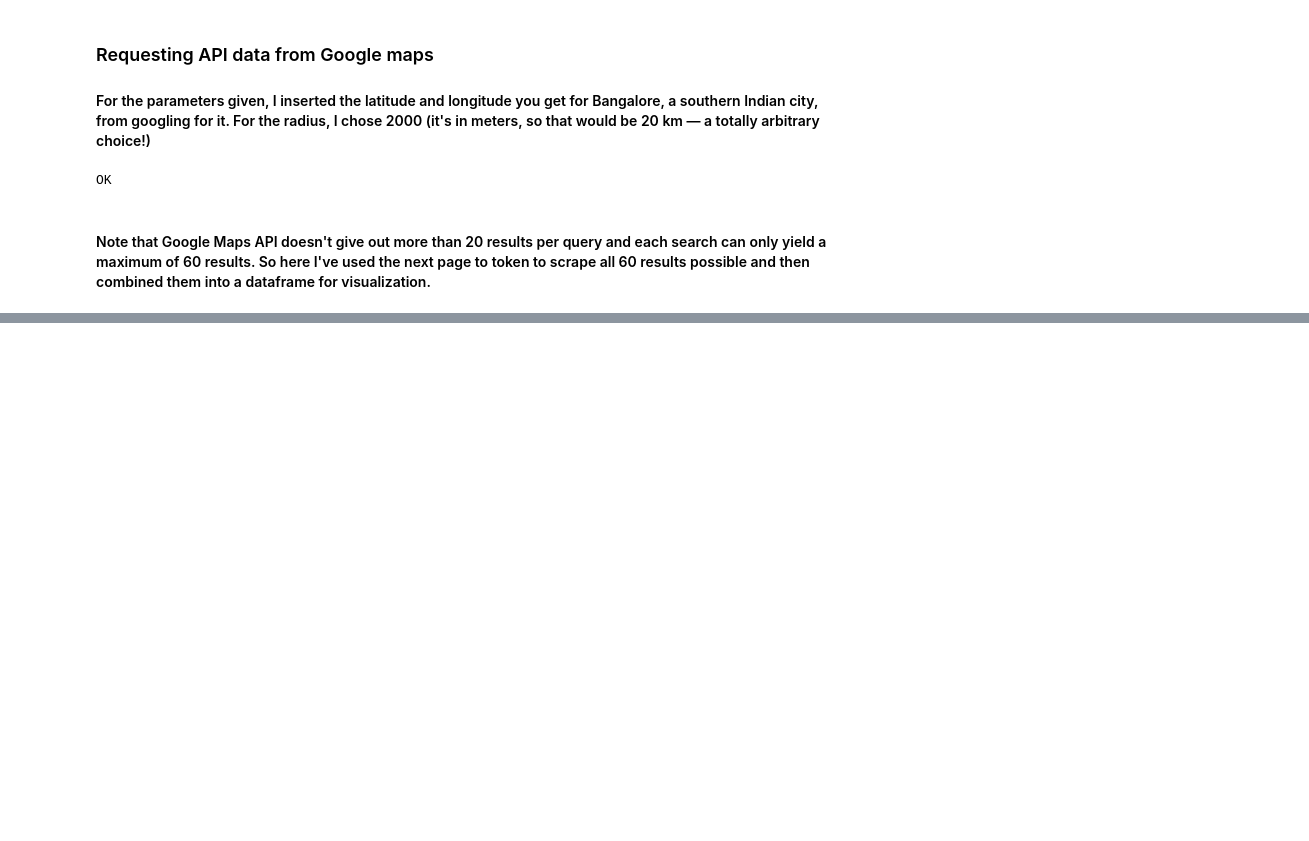
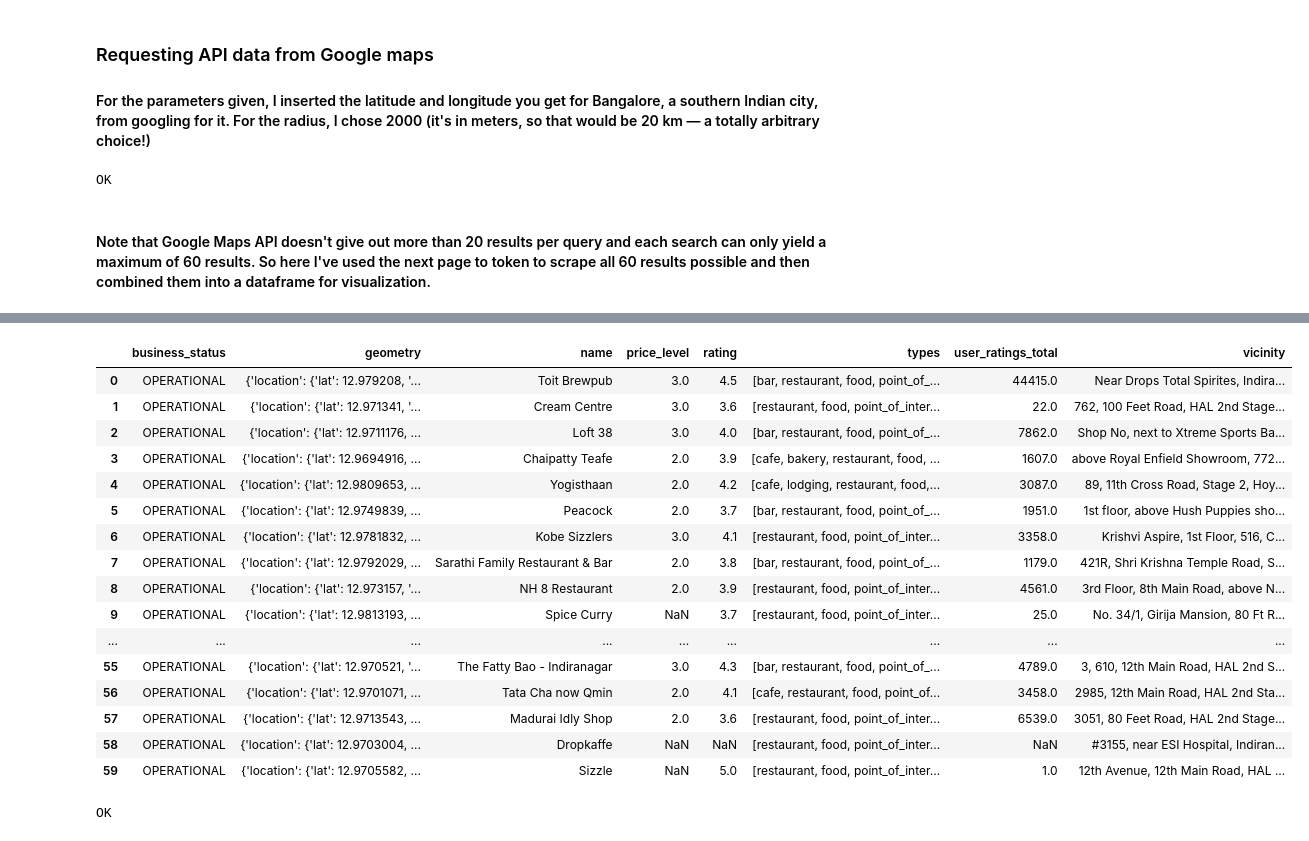
Before and after one commit to areenaarora/street-food-bluru, a Jupyter notebook: google-maps-api.ipynb, the cells around one changed output, grey strips where cells are left out. Cells and saved outputs as stored; diff of their text form; code cells hidden in the pictures; blank space fills up the shorter version.

```diff
--- a/google-maps-api.ipynb
+++ b/google-maps-api.ipynb
@@ -110,0 +193,63 @@ df.to_csv('restaurants.csv')
+# %%
+new_df
+# %% [output]
+|  | business_status | geometry | name | price_level | rating | types | user_ratings_total | vicinity |
+| 0 | OPERATIONAL | {'location': {'lat': 12.979208, '... | Toit Brewpub | 3.0 | 4.5 | [bar, restaurant, food, point_of_... | 44415.0 | Near Drops Total Spirites, Indira... |
+| 1 | OPERATIONAL | {'location': {'lat': 12.971341, '... | Cream Centre | 3.0 | 3.6 | [restaurant, food, point_of_inter... | 22.0 | 762, 100 Feet Road, HAL 2nd Stage... |
+| 2 | OPERATIONAL | {'location': {'lat': 12.9711176, ... | Loft 38 | 3.0 | 4.0 | [bar, restaurant, food, point_of_... | 7862.0 | Shop No, next to Xtreme Sports Ba... |
+| 3 | OPERATIONAL | {'location': {'lat': 12.9694916, ... | Chaipatty Teafe | 2.0 | 3.9 | [cafe, bakery, restaurant, food, ... | 1607.0 | above Royal Enfield Showroom, 772... |
+| 4 | OPERATIONAL | {'location': {'lat': 12.9809653, ... | Yogisthaan | 2.0 | 4.2 | [cafe, lodging, restaurant, food,... | 3087.0 | 89, 11th Cross Road, Stage 2, Hoy... |
+| 5 | OPERATIONAL | {'location': {'lat': 12.9749839, ... | Peacock | 2.0 | 3.7 | [bar, restaurant, food, point_of_... | 1951.0 | 1st floor, above Hush Puppies sho... |
+| 6 | OPERATIONAL | {'location': {'lat': 12.9781832, ... | Kobe Sizzlers | 3.0 | 4.1 | [restaurant, food, point_of_inter... | 3358.0 | Krishvi Aspire, 1st Floor, 516, C... |
+| 7 | OPERATIONAL | {'location': {'lat': 12.9792029, ... | Sarathi Family Restaurant & Bar | 2.0 | 3.8 | [bar, restaurant, food, point_of_... | 1179.0 | 421R, Shri Krishna Temple Road, S... |
+| 8 | OPERATIONAL | {'location': {'lat': 12.973157, '... | NH 8 Restaurant | 2.0 | 3.9 | [restaurant, food, point_of_inter... | 4561.0 | 3rd Floor, 8th Main Road, above N... |
+| 9 | OPERATIONAL | {'location': {'lat': 12.9813193, ... | Spice Curry | NaN | 3.7 | [restaurant, food, point_of_inter... | 25.0 | No. 34/1, Girija Mansion, 80 Ft R... |
+| ... | ... | ... | ... | ... | ... | ... | ... | ... |
+| 55 | OPERATIONAL | {'location': {'lat': 12.970521, '... | The Fatty Bao - Indiranagar | 3.0 | 4.3 | [bar, restaurant, food, point_of_... | 4789.0 | 3, 610, 12th Main Road, HAL 2nd S... |
+| 56 | OPERATIONAL | {'location': {'lat': 12.9701071, ... | Tata Cha now Qmin | 2.0 | 4.1 | [cafe, restaurant, food, point_of... | 3458.0 | 2985, 12th Main Road, HAL 2nd Sta... |
+| 57 | OPERATIONAL | {'location': {'lat': 12.9713543, ... | Madurai Idly Shop | 2.0 | 3.6 | [restaurant, food, point_of_inter... | 6539.0 | 3051, 80 Feet Road, HAL 2nd Stage... |
+| 58 | OPERATIONAL | {'location': {'lat': 12.9703004, ... | Dropkaffe | NaN | NaN | [restaurant, food, point_of_inter... | NaN | #3155, near ESI Hospital, Indiran... |
+| 59 | OPERATIONAL | {'location': {'lat': 12.9705582, ... | Sizzle | NaN | 5.0 | [restaurant, food, point_of_inter... | 1.0 | 12th Avenue, 12th Main Road, HAL ... |
+# %%
+url = "https://maps.googleapis.com/maps/api/place/nearbysearch/json"
+API_KEY = os.getenv("API_KEY")
+payload={
+    "location": "12.9121, 77.6446", #HSR Layout
+    "radius": "20000",
+    "type": "restaurant",
+    "key": API_KEY
+}
+
+page_1_response = requests.get(url, params=payload)
+# print(response.text)
+
+page_2_token = page_1_response.json()['next_page_token']
+# print(page_2_token)
+
+payload_two={
+    "location": "12.9716, 77.5946",
+    "radius": "20000",
+    "type": "restaurant",
+    "key": API_KEY,
+    "pagetoken": page_2_token
+}
+time.sleep(5)
+page_2_response = requests.get(url, params=payload_two)
+# print(page_2_response.text)
+
+page_3_token = page_2_response.json()['next_page_token']
+# print(page_2_token)
+
+payload_three={
+    "location": "12.9716, 77.5946",
+    "radius": "20000",
+    "type": "restaurant", #try food stall here!
+    "key": API_KEY,
+    "pagetoken": page_3_token
+}
+time.sleep(5)
+page_3_response = requests.get(url, params=payload_three)
+# print(page_3_response.text)
+print(page_3_response.json()["status"])
+# %% [output]
+OK
```
Also changed, not shown: parts of 11 cells of this notebook, 3 other files.
